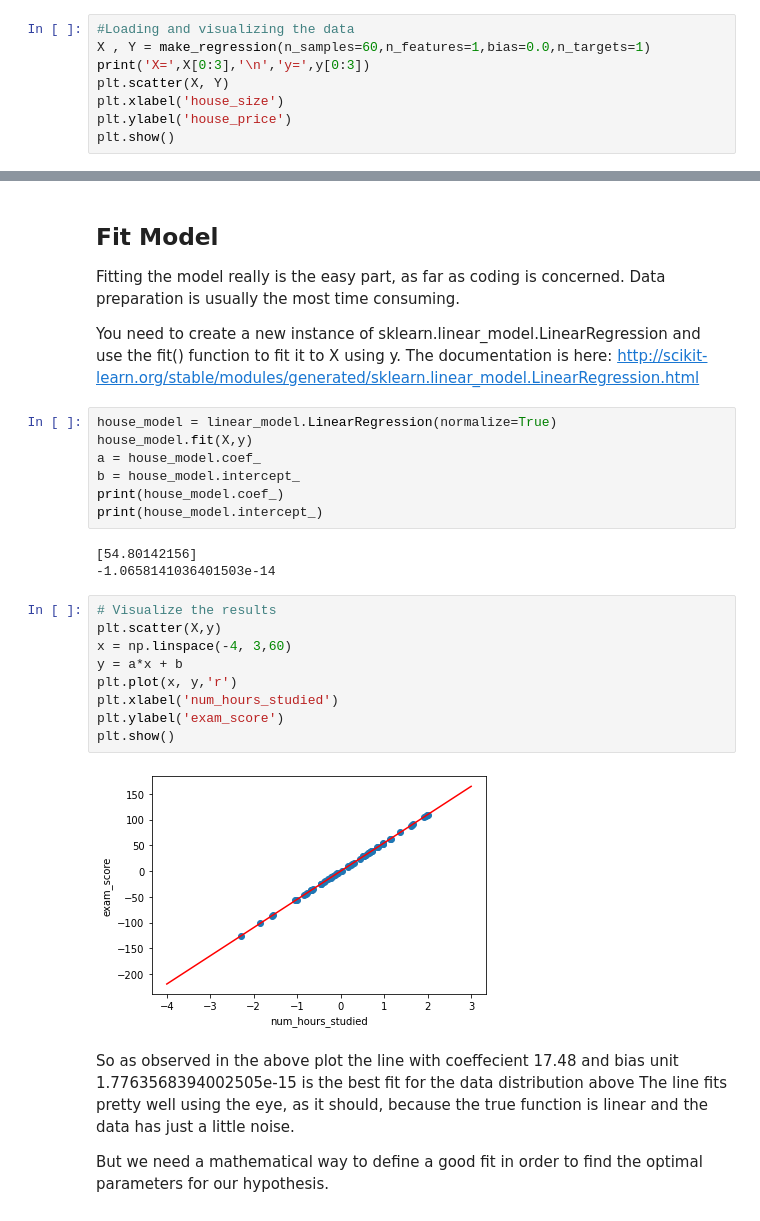
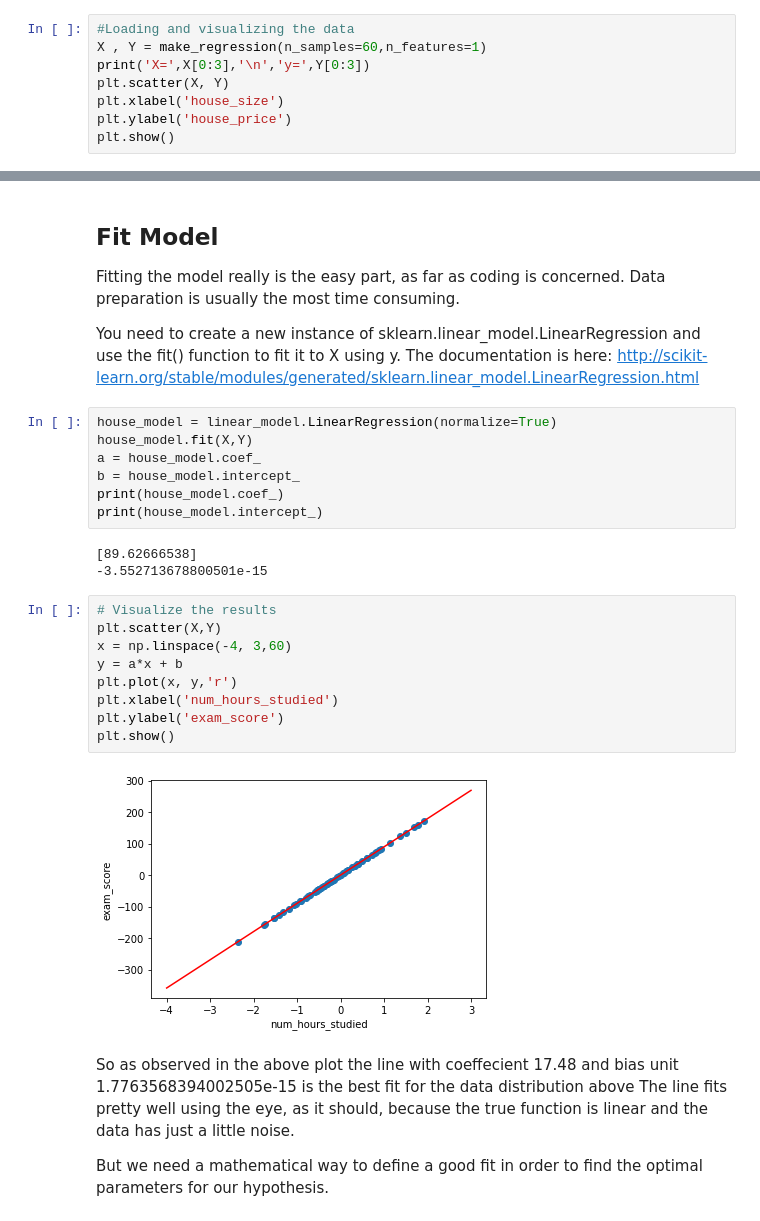
Before and after one commit to premalrupnur/hacktoberfest, a Jupyter notebook: projects/machine_learning/Linear Regression.ipynb, the cells around one changed output, grey strips where cells are left out. Drawn from its saved outputs; the diff is of its cells as text.

```diff
--- a/projects/machine_learning/Linear Regression.ipynb
+++ b/projects/machine_learning/Linear Regression.ipynb
@@ -28,8 +28,8 @@ We use features $\mathbf{x}$ to predict a "response" $y$. For example we might w
 Let's generate some sklearn data for this case and examine the relationship between $\mathbf{x}$(house_feature) and $y$(house_price).
 # %%
 #Loading and visualizing the data
-X , Y = make_regression(n_samples=60,n_features=1,bias=0.0,n_targets=1)
-print('X=',X[0:3],'\n','y=',y[0:3])
+X , Y = make_regression(n_samples=60,n_features=1)
+print('X=',X[0:3],'\n','y=',Y[0:3])
 plt.scatter(X, Y)
 plt.xlabel('house_size')
 plt.ylabel('house_price')
@@ -120,25 +120,25 @@ Fitting the model really is the easy part, as far as coding is concerned. Data p
 You need to create a new instance of sklearn.linear_model.LinearRegression and use the fit() function to fit it to X using y. The documentation is here: http://scikit-learn.org/stable/modules/generated/sklearn.linear_model.LinearRegression.html
 # %%
 house_model = linear_model.LinearRegression(normalize=True)
-house_model.fit(X,y)
+house_model.fit(X,Y)
 a = house_model.coef_
 b = house_model.intercept_
 print(house_model.coef_)
 print(house_model.intercept_)
 # %% [output]
-[54.80142156]
--1.0658141036401503e-14
+[89.62666538]
+-3.552713678800501e-15
 # %%
 # Visualize the results
-plt.scatter(X,y)
+plt.scatter(X,Y)
 x = np.linspace(-4, 3,60)
 y = a*x + b
 plt.plot(x, y,'r')
 plt.xlabel('num_hours_studied')
 plt.ylabel('exam_score')
 plt.show()
 # %% [output]
-[figure, old version]
+[figure, new version]
 # %% [markdown]
 So as observed in the above plot the line with coeffecient 17.48 and bias unit 1.7763568394002505e-15 is the best fit for the data distribution above
 The line fits pretty well using the eye, as it should, because the true function is linear and the data has just a little noise.
```
Also changed, not shown: parts of 8 cells of this notebook.
